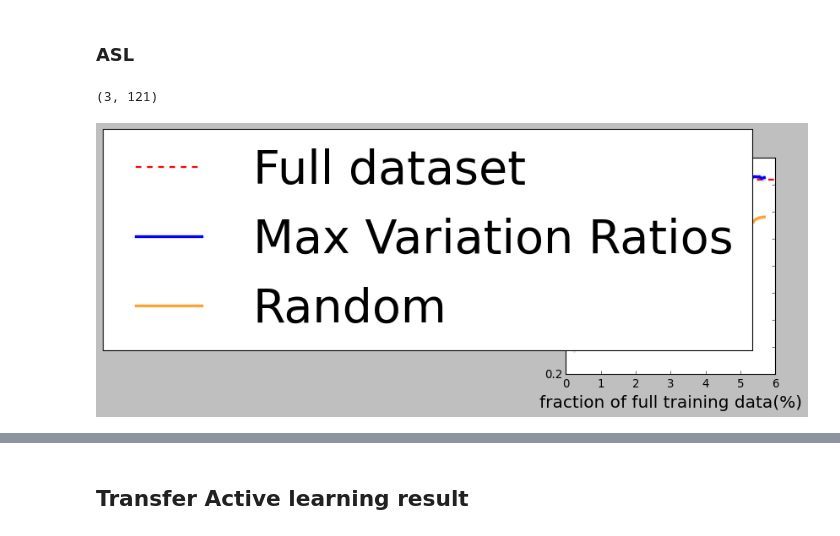
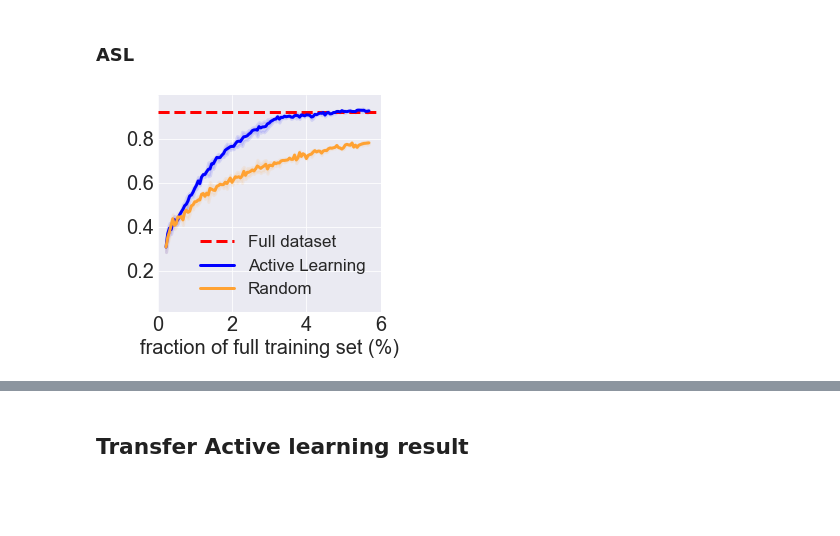
Before and after one commit to ShuaiWang97/AI_Sign_language, a Jupyter notebook: active_learning/DBALwithImgData-main/visualize.ipynb, the cells around one changed output, grey strips where cells are left out. Cells and saved outputs as stored; diff of their text form; code cells hidden in the pictures; blank space fills up the shorter version.

```diff
--- a/active_learning/DBALwithImgData-main/visualize.ipynb
+++ b/active_learning/DBALwithImgData-main/visualize.ipynb
@@ -85,17 +48,0 @@ Text(0.5, 0, 'alphabet')
-# %%
-freq= {"E":0.111,"A":0.085,"R":0.076,"I":0.075,"O":0.071,"T":0.070,"N":0.067,"S":0.057,"L":0.055,"C":0.045,"U":0.036,"D":0.034,"P":0.032,
-    "M":0.030,"H":0.030,"G":0.025,"B":0.021,"F":0.018,"Y":0.018,"W":0.013,"K":0.011,"V":0.010,"X":0.003,"J":0.002,"Q":0.002, "Z":0.003}
-Alphabet_list=["A","B","C","D","E","F","G","H","I","J","K","L","M","N","O","P","Q","R","S","T","U","V","W","X","Y","Z"]
-
-from collections import defaultdict
-new_freq = defaultdict(float)
-for i in Alphabet_list:
-    index = Alphabet_list.index(i)
-    freq[str(index)] = freq[i]
-    del freq[i]
-#del freq['9']
-
-weight=[]
-for index, row in ds_train.iterrows():
-    weight.append(freq[str(row['label'])])
-ser = pd.Series(data=weight)
@@ -495,16 +438,15 @@ def make_plot(SL, unif, bald, maxX, mean,var, query, training_data,full_performa
 # %%
 ## First active learning result, query =10
 #CSL: QUERY=5
 #gsl,Irish_SL:query=50
-ASL_unif = np.load("D:/AI_thesis/workshop_paper/np_result/ASL_MNIST_imbalunifcnnpre_trainFalse.npy")
-print(ASL_unif.shape)
-ASL_bald = np.load("D:/AI_thesis/workshop_paper/np_result/ASL_MNIST_imbalbaldcnnpre_trainFalse.npy")
-ASL_max = np.load("D:/AI_thesis/workshop_paper/np_result/ASL_MNIST_imbalmax_cnnpre_trainFalse.npy")
-ASL_mean = np.load("D:/AI_thesis/workshop_paper/np_result/ASL_MNIST_imbalmeancnnpre_trainFalse.npy")
-ASL_var = np.load("D:/AI_thesis/workshop_paper/np_result/ASL_MNIST_imbalvar_cnnpre_trainFalse.npy")
-plt.style.use('classic')
-#plt.style.use("seaborn-darkgrid")
+dirr = "D:/AI_thesis/workshop_paper/np_result_28/"
+ASL_unif = np.load(dirr + "ASL_MNIST_imbalunifcnnpre_trainFalse.npy")
+ASL_bald = np.load(dirr + "ASL_MNIST_imbalbaldcnnpre_trainFalse.npy")
+ASL_max = np.load(dirr +"ASL_MNIST_imbalmax_cnnpre_trainFalse.npy")
+ASL_mean = np.load(dirr +"ASL_MNIST_imbalmeancnnpre_trainFalse.npy")
+ASL_var = np.load(dirr +"ASL_MNIST_imbalvar_cnnpre_trainFalse.npy")
+#plt.style.use('classic')
+plt.style.use("seaborn-darkgrid")
 make_plot(SL="ASL",unif=ASL_unif, bald=ASL_bald, maxX=ASL_max, mean=ASL_mean, var=ASL_var, query=10, training_data=22000,full_performance=0.92 )
 # %% [output]
-(3, 121)
-[figure, old version]
+[figure, new version]
```
Also changed, not shown: parts of 44 cells of this notebook.
